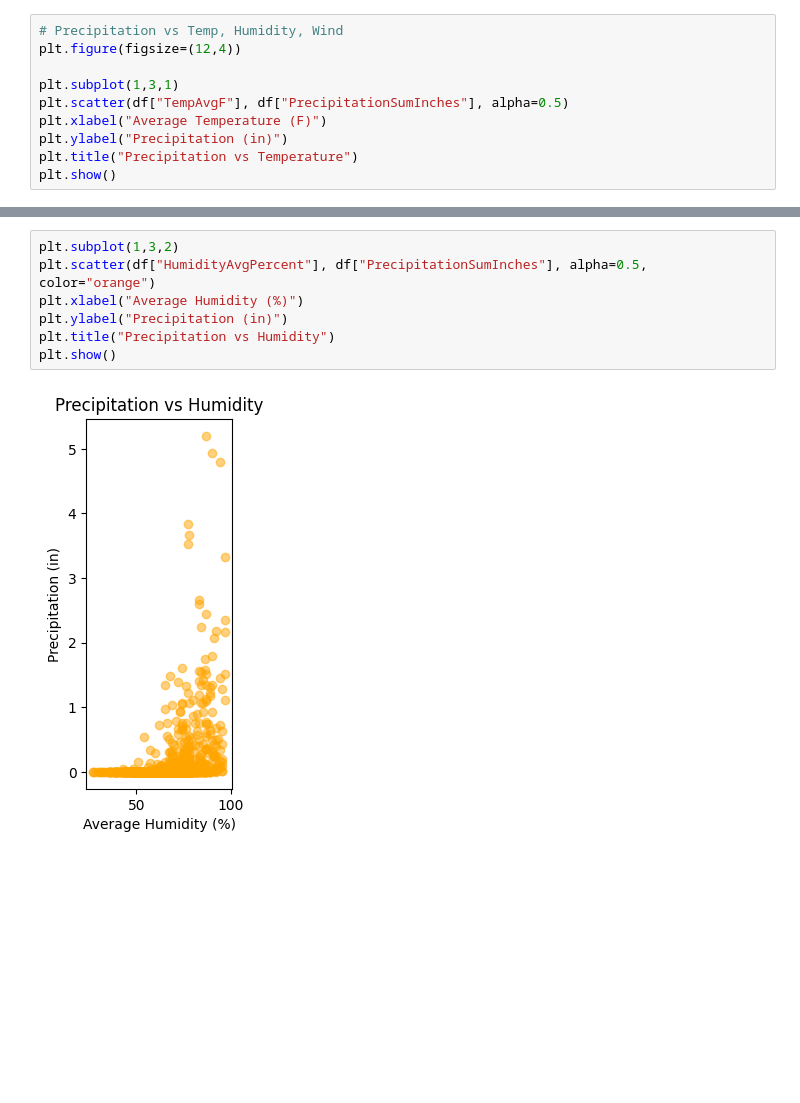
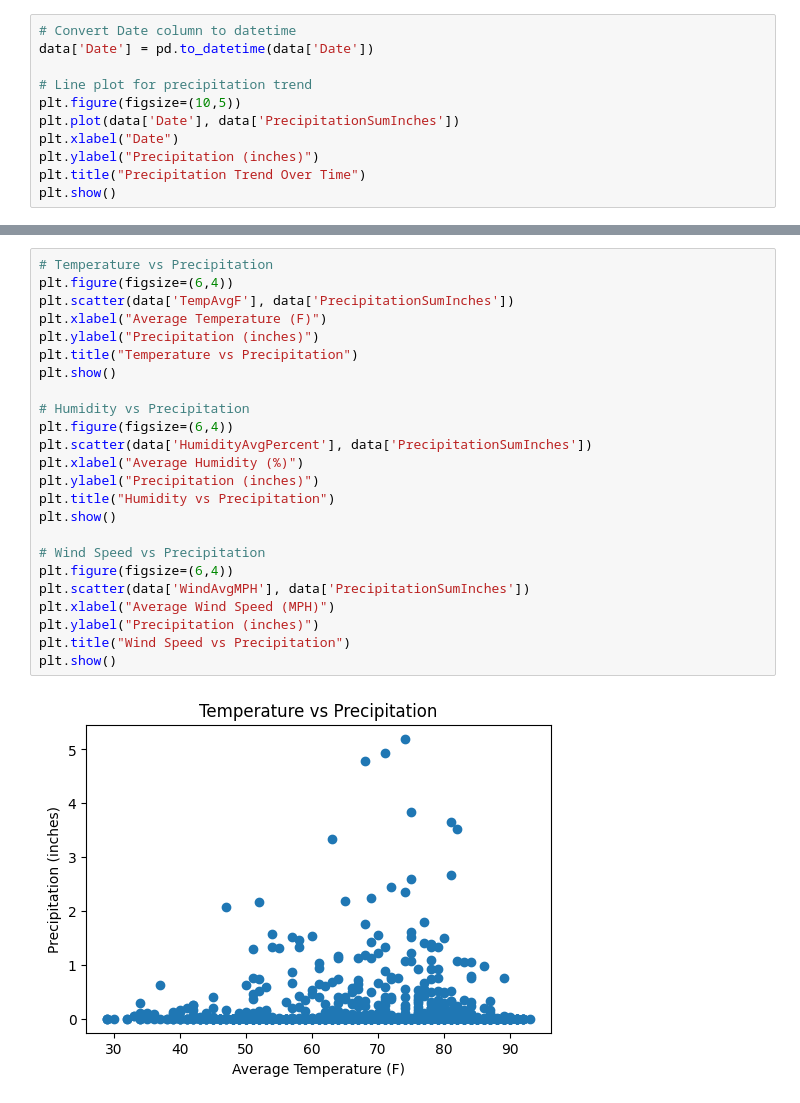
Before and after one commit to NirajMankar/GITHUB, a Jupyter notebook: Rainfall_predication.ipynb/Rainfall predication.ipynb, the cells around one changed output, grey strips where cells are left out. Cells and saved outputs as stored; diff of their text form; blank space fills up the shorter version.

```diff
--- a/Rainfall_predication.ipynb/Rainfall predication.ipynb
+++ b/Rainfall_predication.ipynb/Rainfall predication.ipynb
@@ -120,11 +79,12 @@ plt.show()
 # %%
-# Precipitation vs Temp, Humidity, Wind
-plt.figure(figsize=(12,4))
+# Convert Date column to datetime
+data['Date'] = pd.to_datetime(data['Date'])
 
-plt.subplot(1,3,1)
-plt.scatter(df["TempAvgF"], df["PrecipitationSumInches"], alpha=0.5)
-plt.xlabel("Average Temperature (F)")
-plt.ylabel("Precipitation (in)")
-plt.title("Precipitation vs Temperature")
+# Line plot for precipitation trend
+plt.figure(figsize=(10,5))
+plt.plot(data['Date'], data['PrecipitationSumInches'])
+plt.xlabel("Date")
+plt.ylabel("Precipitation (inches)")
+plt.title("Precipitation Trend Over Time")
 plt.show()
 # %% [output]
@@ -132,9 +92,26 @@ plt.show()
 # %%
-plt.subplot(1,3,2)
-plt.scatter(df["HumidityAvgPercent"], df["PrecipitationSumInches"], alpha=0.5, color="orange")
+# Temperature vs Precipitation
+plt.figure(figsize=(6,4))
+plt.scatter(data['TempAvgF'], data['PrecipitationSumInches'])
+plt.xlabel("Average Temperature (F)")
+plt.ylabel("Precipitation (inches)")
+plt.title("Temperature vs Precipitation")
+plt.show()
+
+# Humidity vs Precipitation
+plt.figure(figsize=(6,4))
+plt.scatter(data['HumidityAvgPercent'], data['PrecipitationSumInches'])
 plt.xlabel("Average Humidity (%)")
-plt.ylabel("Precipitation (in)")
-plt.title("Precipitation vs Humidity")
+plt.ylabel("Precipitation (inches)")
+plt.title("Humidity vs Precipitation")
 plt.show()
+
+# Wind Speed vs Precipitation
+plt.figure(figsize=(6,4))
+plt.scatter(data['WindAvgMPH'], data['PrecipitationSumInches'])
+plt.xlabel("Average Wind Speed (MPH)")
+plt.ylabel("Precipitation (inches)")
+plt.title("Wind Speed vs Precipitation")
+plt.show()
 # %% [output]
-[figure, old version]
+[figure, new version]
```
Also changed, not shown: parts of 13 cells of this notebook.
